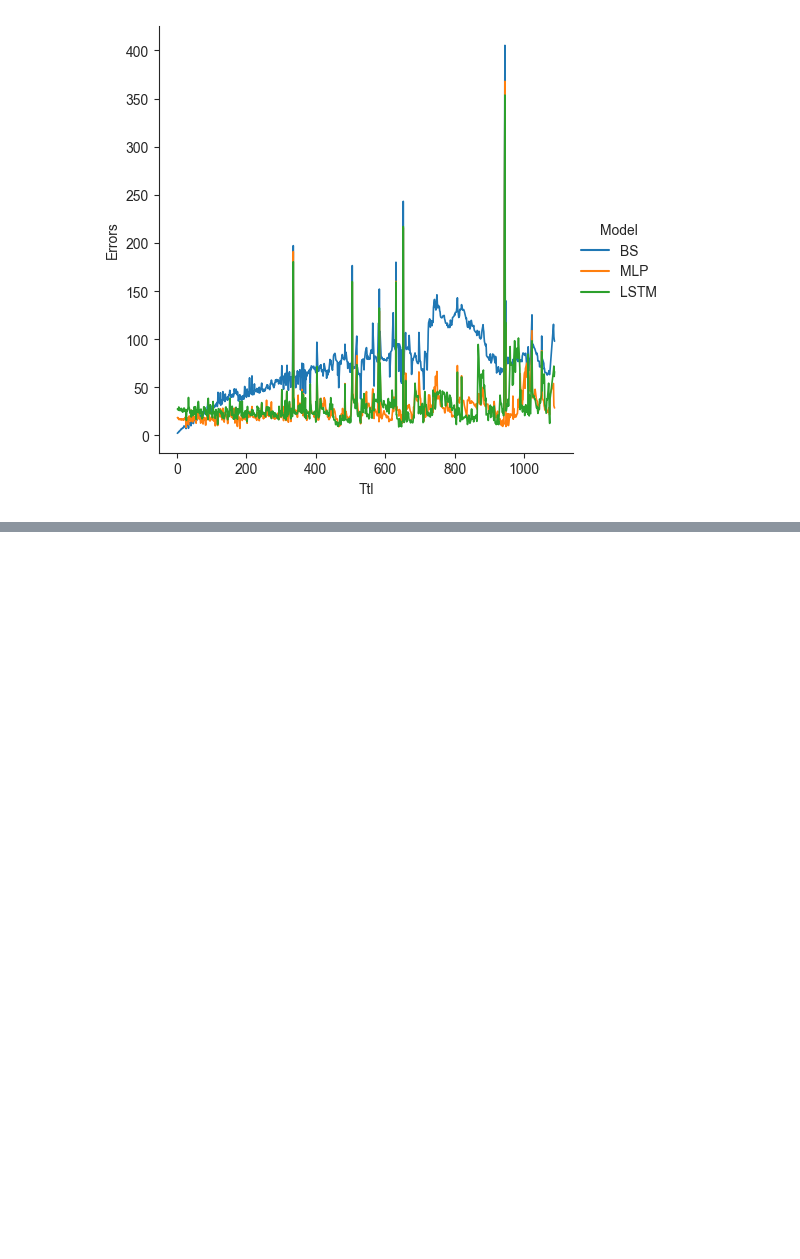
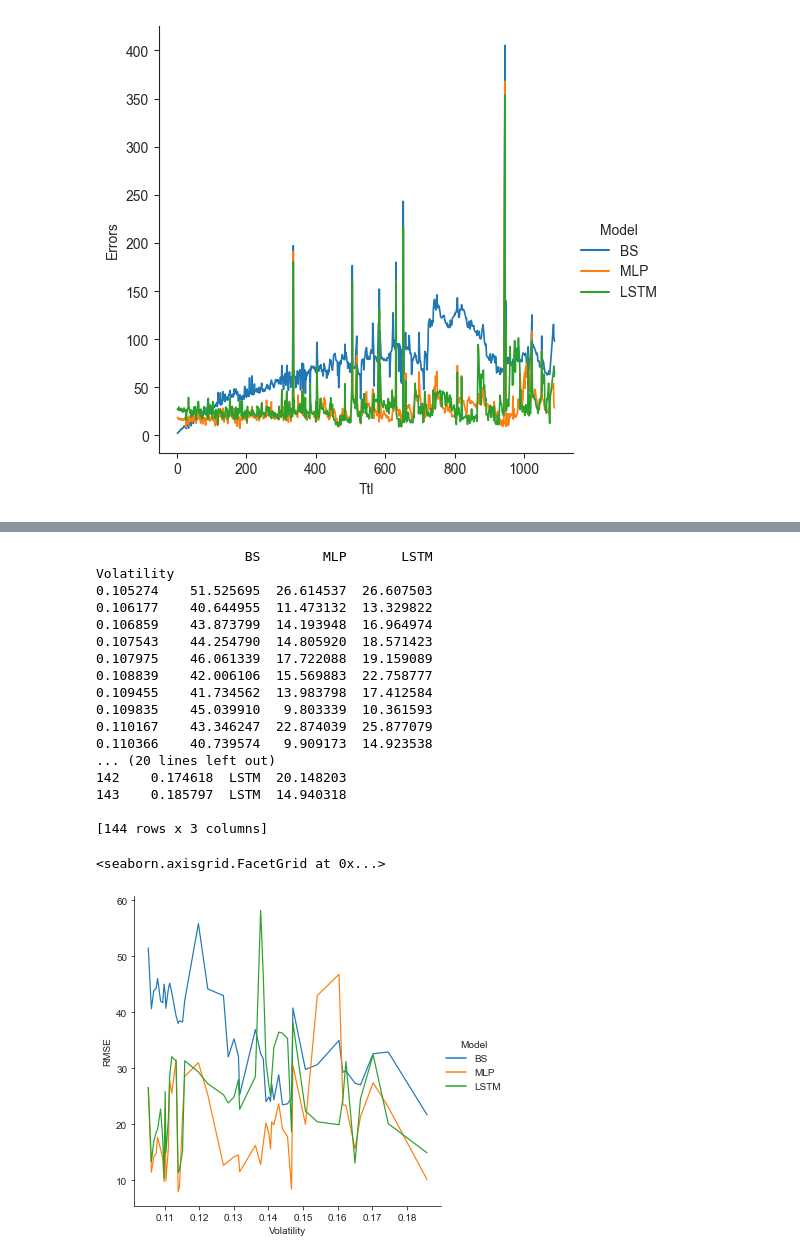
Before and after one commit to jacobvinje/LSTM-for-option-pricing, a Jupyter notebook: Benchmarking/full_compare.ipynb, the cells around one changed output, grey strips where cells are left out. Saved outputs shown, nothing was run; the diff lists cells and outputs as text; code cells hidden in the pictures; blank space fills up the shorter version.

```diff
--- a/Benchmarking/full_compare.ipynb
+++ b/Benchmarking/full_compare.ipynb
@@ -302,0 +390,73 @@ sns.relplot(x="Ttl", y="Errors", hue="Model", kind="line", linewidth = 1.2, data
+# %%
+import seaborn as sns
+
+group = 5
+models = ["BS", "MLP", "LSTM"]
+
+df_options_agr = df_options
+
+rmse_bs = df_options_agr.groupby(df_options_agr.Volatility).apply(lambda x : list(x.BS))
+rmse_bs = pd.DataFrame(rmse_bs)
+rmse_bs.columns = ["BS"]
+rmse_bs_m = df_options_agr.groupby(df_options_agr.Volatility).apply(lambda x : list(x.MLP))
+rmse_bs["MLP"] = rmse_bs_m
+rmse_bs_l = df_options_agr.groupby(df_options_agr.Volatility).apply(lambda x : list(x.LSTM))
+rmse_bs["LSTM"] = rmse_bs_l
+rmse_bs_p = df_options_agr.groupby(df_options_agr.Volatility).apply(lambda x : list(x.Price))
+rmse_bs["Price"] = rmse_bs_p
+
+for i in range(group):
+    rmse_bs[f"Price-{i}"] = rmse_bs["Price"].shift(i)
+    for model in models:
+        rmse_bs[f"{model}-{i}"] = rmse_bs[model].shift(i)
+
+rmse_bs = rmse_bs.dropna()
+rmse_bs = rmse_bs.iloc[::group]
+
+rmse_bs["Price_combined"] = rmse_bs[[f"Price-{i}" for i in range(group)]].values.tolist()
+rmse_bs["Price_combined"] = rmse_bs["Price_combined"].apply(lambda x: [item for sublist in x for item in sublist])
+for model in models:
+    rmse_bs[f"{model}_combined"] = rmse_bs[[f"{model}-{i}" for i in range(group)]].values.tolist()
+    rmse_bs[f"{model}_combined"] = rmse_bs[f"{model}_combined"].apply(lambda x: [item for sublist in x for item in sublist])
+
+for model in models:
+    rmse_bs[f"{model}"] = rmse_bs[[f"{model}_combined", "Price_combined"]].values.tolist()
+    rmse_bs[f"{model}"] = rmse_bs[f"{model}"].apply(lambda x : sqrt(tf.keras.metrics.mean_squared_error(x[0], x[1])))
+
+rmse_bs = rmse_bs[models]
+
+print(rmse_bs.head(20))
+
+rmse = pd.DataFrame(rmse_bs)
+
+rmse.reset_index(inplace=True)
+rmse_m = rmse.melt("Volatility", var_name='Model', value_name='RMSE')
+#rmse_m["Volatility"] -= group/2
+
+#rmse_m = rmse_m.rename(columns={"Ttl" : "Time-to-maturity"})
+
+print(rmse_m)
+
+#Plot
+sns.set_style("ticks")
+sns.relplot(x="Volatility", y="RMSE", hue="Model", kind="line", linewidth = 1.2, data=rmse_m)
+# %% [output]
+                   BS        MLP       LSTM
+Volatility
+0.105274    51.525695  26.614537  26.607503
+0.106177    40.644955  11.473132  13.329822
+0.106859    43.873799  14.193948  16.964974
+0.107543    44.254790  14.805920  18.571423
+0.107975    46.061339  17.722088  19.159089
+0.108839    42.006106  15.569883  22.758777
+0.109455    41.734562  13.983798  17.412584
+0.109835    45.039910   9.803339  10.361593
+0.110167    43.346247  22.874039  25.877079
+0.110366    40.739574   9.909173  14.923538
+... (20 lines left out)
+142    0.174618  LSTM  20.148203
+143    0.185797  LSTM  14.940318
+
+[144 rows x 3 columns]
+<seaborn.axisgrid.FacetGrid at 0x...>
+[figure, added]
```
Also changed, not shown: parts of 11 cells of this notebook.
